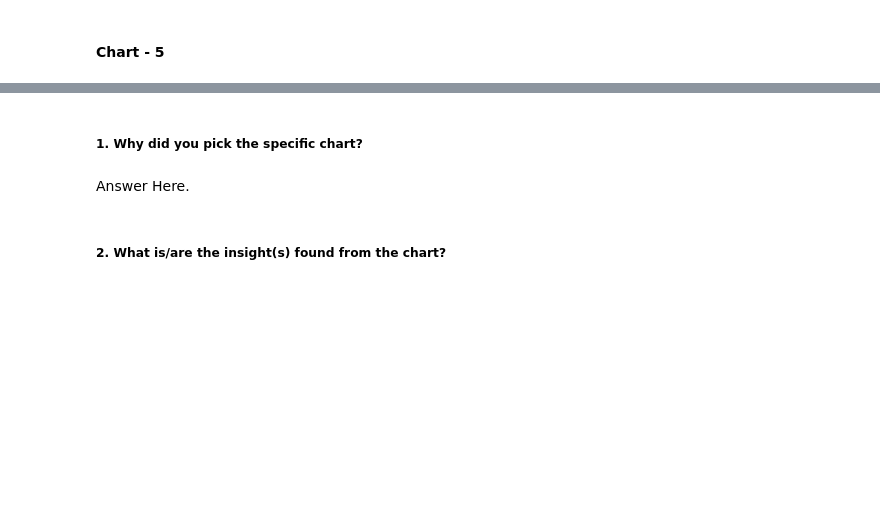
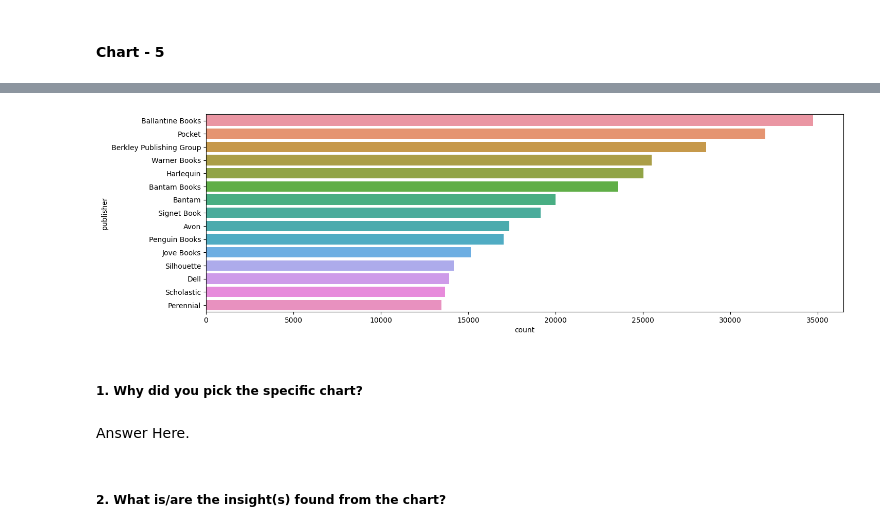
Before and after one commit to Jamal-1018/Book_Recommeder_System_Unsupervised_learning, a Jupyter notebook: Book_recommendation_sysytem_unsupervised.ipynb, the cells around one changed output, grey strips where cells are left out. Cells and saved outputs as stored; diff of their text form; code cells hidden in the pictures; blank space fills up the shorter version.

```diff
--- a/Book_recommendation_sysytem_unsupervised.ipynb
+++ b/Book_recommendation_sysytem_unsupervised.ipynb
@@ -583,3 +584,7 @@ Answer Here
+# %%
+bar_plot(df, 'publisher')
+# %% [output]
+[figure, added]
 # %% [markdown]
 ##### 1. Why did you pick the specific chart?
 # %% [markdown]
```
Also changed, not shown: parts of 14 cells of this notebook.
